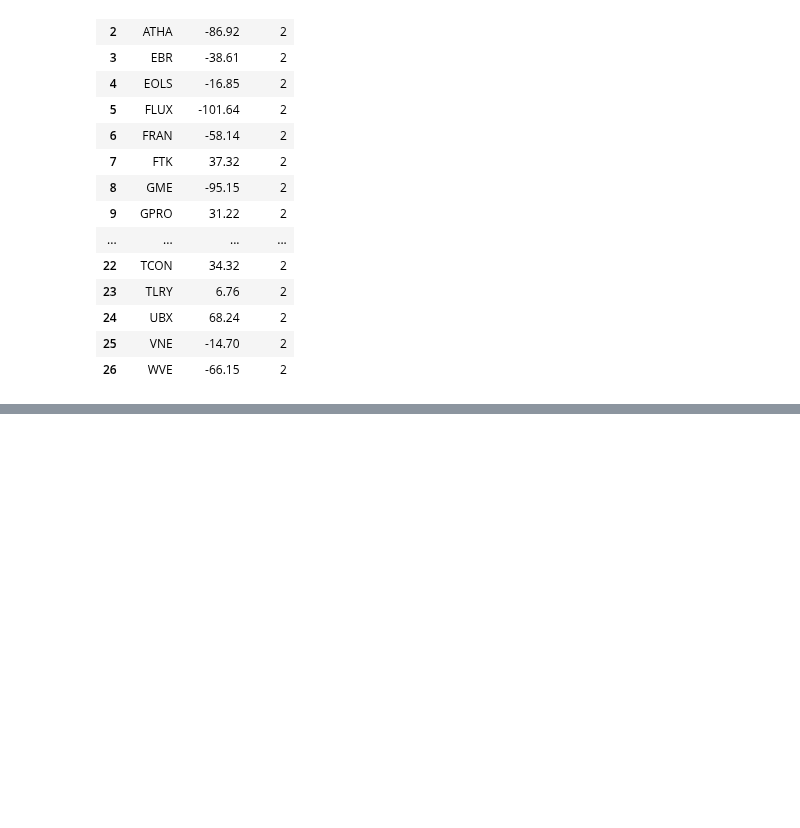
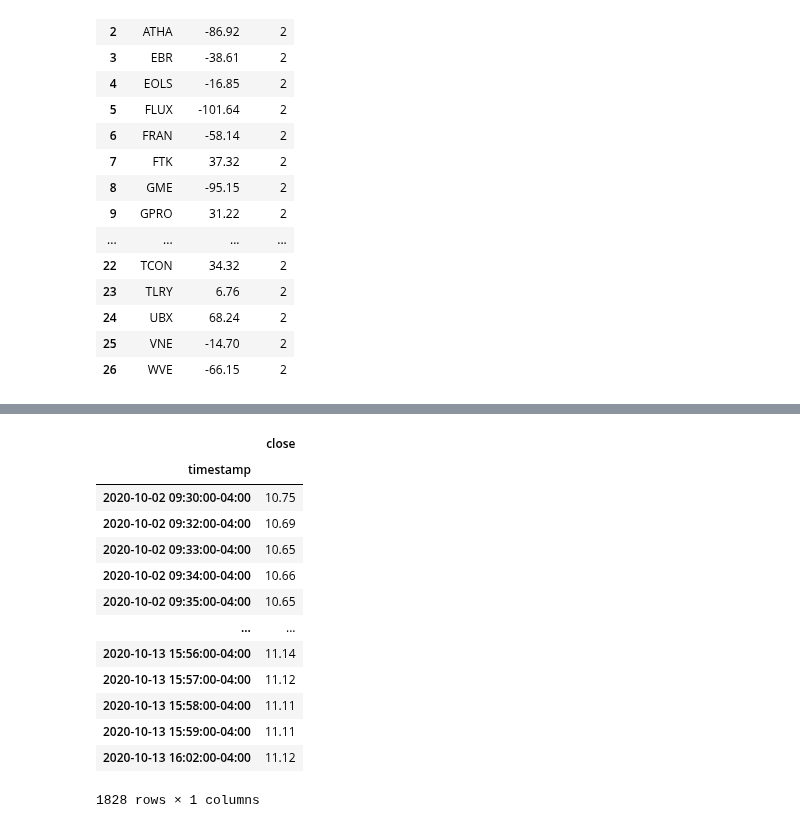
Before and after one commit to amor71/LiuAlgoTrader, a Jupyter notebook: analyis/notebooks/portfolio_performance_analysis.ipynb, the cells around one changed output, grey strips where cells are left out. Drawn from its saved outputs; the diff is of its cells as text; code cells hidden in the pictures; blank space fills up the shorter version.

```diff
--- a/analyis/notebooks/portfolio_performance_analysis.ipynb
+++ b/analyis/notebooks/portfolio_performance_analysis.ipynb
@@ -238,0 +257,19 @@ CGC analysis with profit $30.78
+# %%
+stock = StockDataFrame(minute_history['ACEL']['close'])
+# %%
+stock
+# %% [output]
+|  | close |
+| timestamp |  |
+| 2020-10-02 09:30:00-04:00 | 10.75 |
+| 2020-10-02 09:32:00-04:00 | 10.69 |
+| 2020-10-02 09:33:00-04:00 | 10.65 |
+| 2020-10-02 09:34:00-04:00 | 10.66 |
+| 2020-10-02 09:35:00-04:00 | 10.65 |
+| ... | ... |
+| 2020-10-13 15:56:00-04:00 | 11.14 |
+| 2020-10-13 15:57:00-04:00 | 11.12 |
+| 2020-10-13 15:58:00-04:00 | 11.11 |
+| 2020-10-13 15:59:00-04:00 | 11.11 |
+| 2020-10-13 16:02:00-04:00 | 11.12 |
+1828 rows × 1 columns
```
Also changed, not shown: parts of 5 cells of this notebook, 2 other files.
